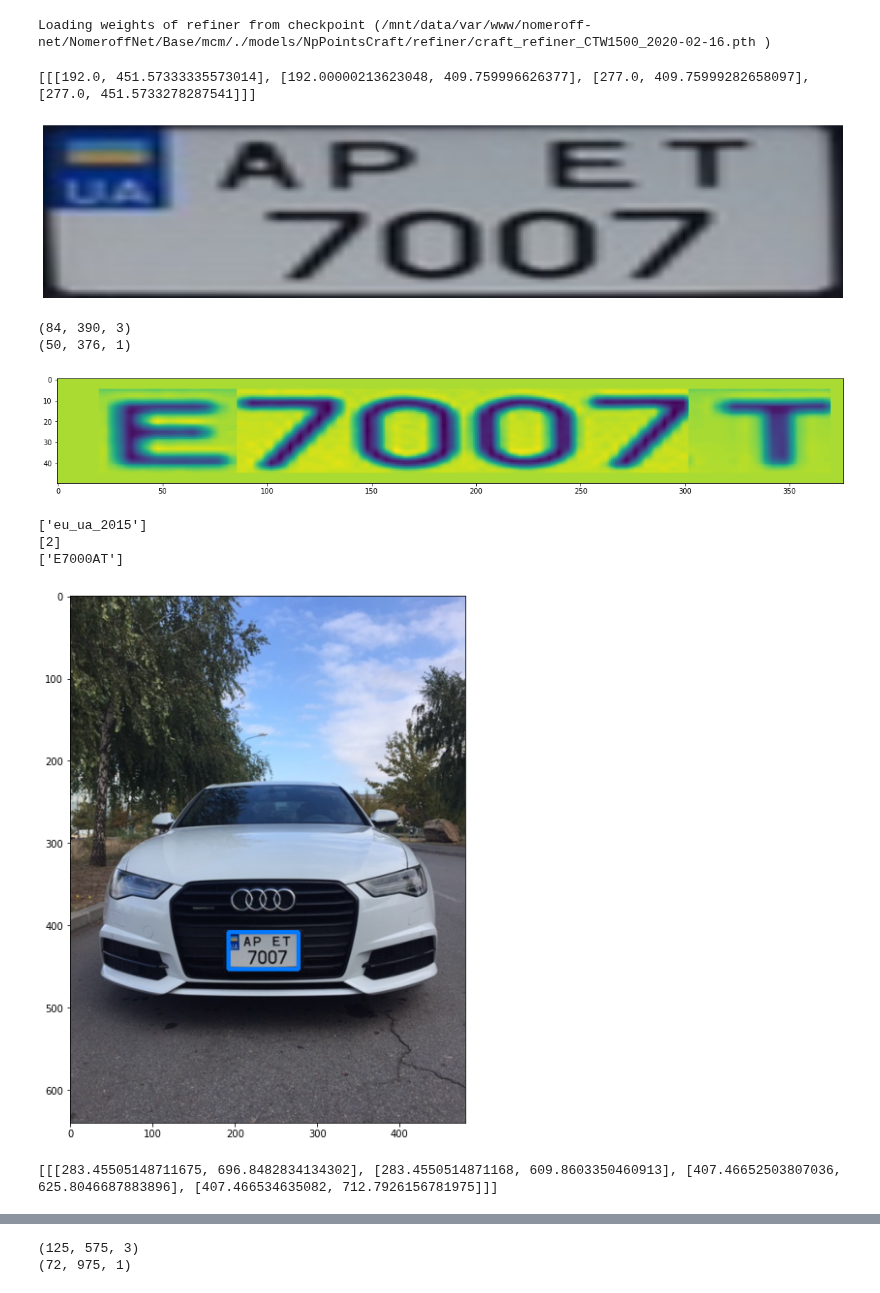
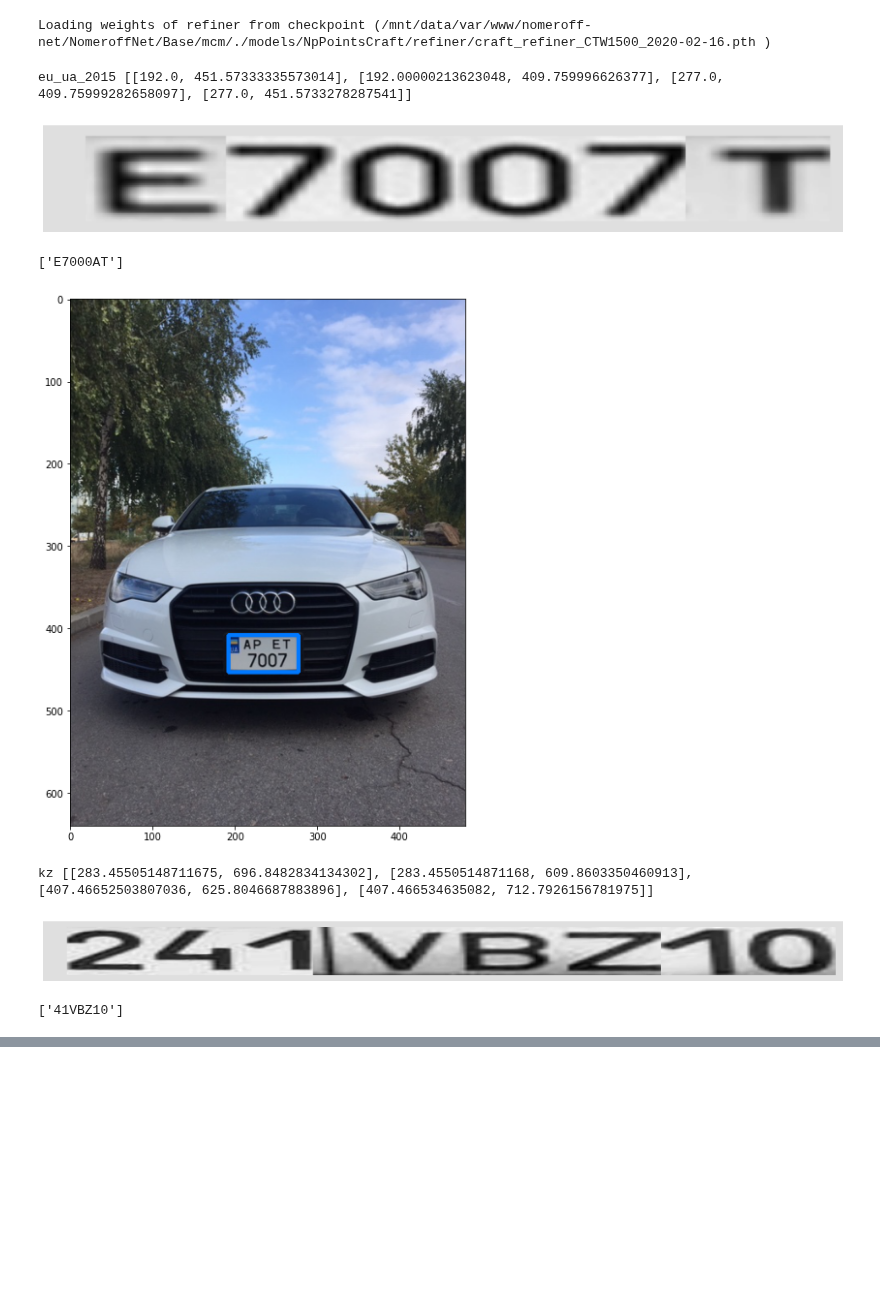
Before and after one commit to ria-com/nomeroff-net, a Jupyter notebook: examples/multiline-number-plate-recognition-full-demo.ipynb, the cells around one changed output, grey strips where cells are left out. Saved outputs shown, nothing was run; the diff lists cells and outputs as text; code cells hidden in the pictures; blank space fills up the shorter version.

Commit message:
Update multiline number plate detector

```diff
--- a/examples/multiline-number-plate-recognition-full-demo.ipynb
+++ b/examples/multiline-number-plate-recognition-full-demo.ipynb
@@ -88,73 +88,46 @@ rootDir = 'multiple_number_plate_images/*'
 
 imgs = [mpimg.imread(img_path) for img_path in glob.glob(rootDir)]
 
 for img in imgs:
     targetBoxes = detector.detect_bbox(copy.deepcopy(img))
     targetBoxes = targetBoxes
 
     all_points, all_properties = npPointsCraft.detect(img, targetBoxes, return_properties=True)
     all_points = [ps for ps in all_points if len(ps)]
-    print(all_points)
 
      # cut zones
     toShowZones = [getCvZoneRGB(img, reshapePoints(rect, 1)) for rect in all_points]
     zones = convertCvZonesRGBtoBGR(toShowZones)
-    for zone, points in zip(toShowZones, all_points):
+
+    # find standart
+    region_ids, countLines = optionsDetector.predict(zones)
+    region_names = optionsDetector.getRegionLabels(region_ids)
+
+    zones = npPointsCraft.multiline_to_one_line(zones, all_points, all_properties, region_names)
+    for zone, points, region_name in zip(convertCvZonesRGBtoBGR(zones), all_points, region_names):
+        print(region_name, points)
         plt.axis("off")
         plt.imshow(zone)
         plt.show()
 
-    # find standart
-    regionIds, countLines = optionsDetector.predict(zones)
-    regionNames = optionsDetector.getRegionLabels(regionIds)
-
-    for i, (bbox, points, properties, regions) in enumerate(zip(targetBoxes, all_points, all_properties, regionNames)):
-        x = int(min(bbox[0], bbox[2]))
-        w = int(abs(bbox[2] - bbox[0]))
-        y = int(min(bbox[1], bbox[3]))
-        h = int(abs(bbox[3] - bbox[1]))
-
-        boxPoints = remove_coordinates_offset(points, x, y)
-        image_part = img[y:y + h, x:x + w]
-        isMultiline = False
-        if properties['proportion'] > 0:
-            rects = npPointsCraft.detectProbablyMultilineZones(properties['parts'][properties['idx']])
-            if len(rects) > 1:
-                mc = MultilineConverter(properties['parts'][properties['idx']], rects)
-                isMultiline = mc.is_multiline()
-                converted_part = mc.covert_to_1_line(regions)
-
-                print(zones[i].shape)
-                zones[i] = np.reshape(converted_part, [*converted_part.shape, 1])
-                print(zones[i].shape)
-
-                plt.imshow(converted_part)
-                plt.show()
-
-    print(regionNames)
-    print(countLines)
-
     # find text with postprocessing by standart
-    textArr = textDetector.predict(zones, regionNames, countLines)
+    textArr = textDetector.predict(zones, region_names, countLines)
     print(textArr)
 
     # draw rect and 4 points
     for targetBox, points in zip(targetBoxes, all_points):
         cv2.rectangle(img,
                       (int(targetBox[0]), int(targetBox[1])),
                       (int(targetBox[2]), int(targetBox[3])),
                       (0,120,255),
                       3)
     plt.imshow(img)
     plt.show()
 # %% [output]
-[[[192.0, 451.57333335573014], [192.00000213623048, 409.759996626377], [277.0, 409.75999282658097], [277.0, 451.5733278287541]]]
+eu_ua_2015 [[192.0, 451.57333335573014], [192.00000213623048, 409.759996626377], [277.0, 409.75999282658097], [277.0, 451.5733278287541]]
-[figure, old version]
+[figure, new version]
-(84, 390, 3)
-(50, 376, 1)
+['E7000AT']
-[figure, old version]
+[figure, new version]
-['eu_ua_2015']
-[2]
-['E7000AT']
+kz [[283.45505148711675, 696.8482834134302], [283.4550514871168, 609.8603350460913], [407.46652503807036, 625.8046687883896], [407.466534635082, 712.7926156781975]]
-[figure, old version]
+[figure, new version]
-[[[283.45505148711675, 696.8482834134302], [283.4550514871168, 609.8603350460913], [407.46652503807036, 625.8046687883896], [407.466534635082, 712.7926156781975]]]
+['41VBZ10']
@@ -162,2 +134,0 @@ for img in imgs:
-(125, 575, 3)
-(72, 975, 1)
```
Also changed, not shown: parts of 1 cell of this notebook, 3 other files.
